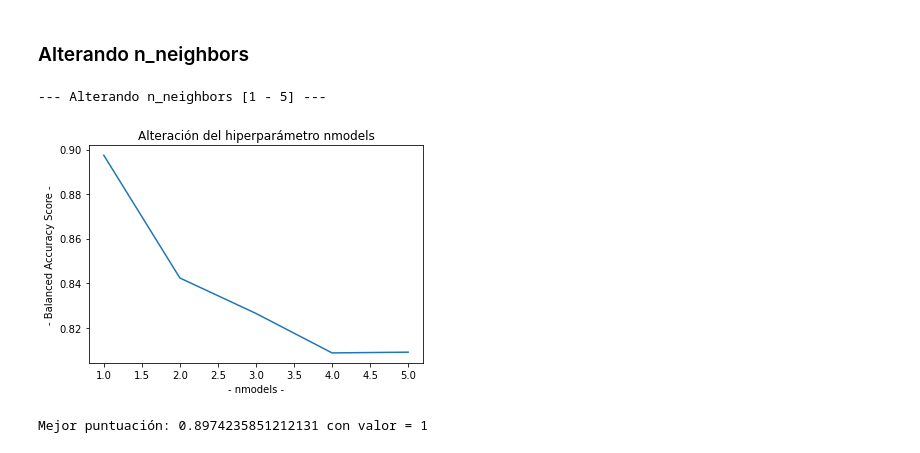
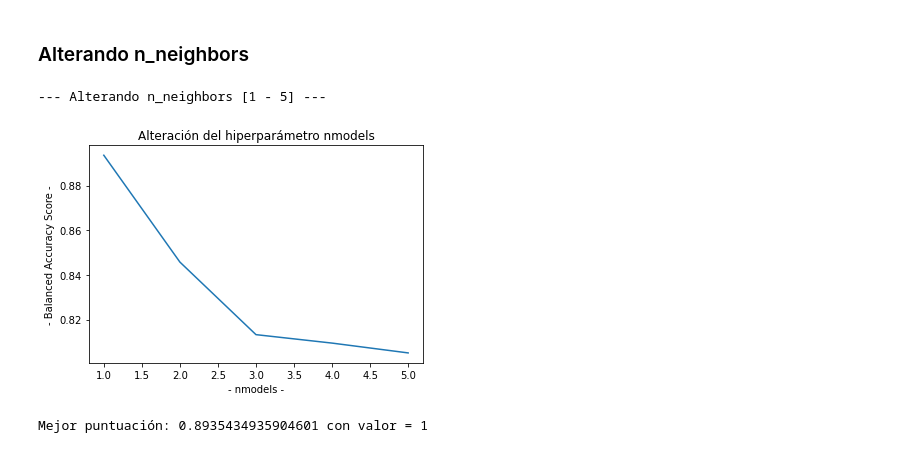
Before and after one commit to KWERTYX/SequentialModelAlgorithm, a Jupyter notebook: tests_AdultsDataset.ipynb, the cells around one changed output. Saved outputs shown, nothing was run; the diff lists cells and outputs as text; code cells hidden in the pictures.

```diff
--- a/tests_AdultsDataset.ipynb
+++ b/tests_AdultsDataset.ipynb
@@ -229,7 +297,7 @@ print('\n--- Alterando max_features ---')
 
 scores = []
 for v in range(len(values)):
-    SeqTree = SequencialDecisionTreeAlgorithm(ntree = 300, sample_size = 0.65, max_depth = 10, lr = 0.1, max_features=values[v])
+    SeqTree = SequentialDecisionTreeAlgorithm(ntree = 300, sample_size = 0.65, max_depth = 10, lr = 0.1, max_features=values[v])
     trees, score = SeqTree.start(attributes_cols = attr_cols, objetive_col = obj_col)
     scores.append(score)
 
@@ -252,7 +320,7 @@ print('\n--- Alterando min_samples_leaf ['+str(np.min(values))+' - '+str(np.max(
 
 scores = []
 for v in range(len(values)):
-    SeqTree = SequencialDecisionTreeAlgorithm(ntree = 300, sample_size = 0.65, max_depth = 10, lr = 0.1, min_samples_leaf=values[v])
+    SeqTree = SequentialDecisionTreeAlgorithm(ntree = 300, sample_size = 0.65, max_depth = 10, lr = 0.1, min_samples_leaf=values[v])
     trees, score = SeqTree.start(attributes_cols = attr_cols, objetive_col = obj_col)
     scores.append(score)
 
@@ -281,7 +349,7 @@ La alteración de ntree supone una función logarítmica, y después de muchas p
 
 sample_size no nos ha ofrecido mejores valores
 # %%
-SeqTree = SequencialDecisionTreeAlgorithm(ntree = 350, sample_size = 0.25, max_depth = 10, lr = 0.25)
+SeqTree = SequentialDecisionTreeAlgorithm(ntree = 350, sample_size = 0.25, max_depth = 10, lr = 0.25)
 trees, score = SeqTree.start(attributes_cols = attr_cols, objetive_col = obj_col)
 
 print('Score final: '+str(score))
@@ -296,7 +364,7 @@ print('\n--- Alterando nmodels ['+str(np.min(values))+' - '+str(np.max(values))+
 scores = []
 
 for v in range(len(values)):
-    SeqModel = SequencialModelAlgorithm(nmodels = values[v], method = "knn")
+    SeqModel = SequentialModelAlgorithm(nmodels = values[v], method = "knn")
     models, score = SeqModel.start(attributes_cols = attr_cols, objetive_col = obj_col)
     scores.append(score)
 
@@ -317,22 +385,22 @@ Mejor puntuación: 0.8560309846527981 con valor = 20
 # %%
 values = [1, 2, 3, 4, 5]
 print('\n--- Alterando n_neighbors ['+str(np.min(values))+' - '+str(np.max(values))+'] ---')
 scores = []
 
 for v in range(len(values)):
-    SeqModel = SequencialModelAlgorithm(neighbors = values[v], nmodels=10,  method = "knn")
+    SeqModel = SequentialModelAlgorithm(neighbors = values[v], nmodels=10,  method = "knn")
     models, score = SeqModel.start(attributes_cols = attr_cols, objetive_col = obj_col)
     scores.append(score)
 
 # Realizamos una gráfica para determinar cómo afecta ntree a la puntuación
 plt.plot(values, scores)
 plt.xlabel('- nmodels -')
 plt.ylabel('- Balanced Accuracy Score -')
 plt.title('Alteración del hiperparámetro nmodels')
 plt.show()
 m = np.argmax(scores)
 print('Mejor puntuación: '+str(scores[m])+' con valor = '+str(values[m]))
 # %% [output]
 --- Alterando n_neighbors [1 - 5] ---
-[figure, old version]
+[figure, new version]
-Mejor puntuación: 0.8974235851212131 con valor = 1
+Mejor puntuación: 0.8935434935904601 con valor = 1
```
Also changed, not shown: parts of 16 cells of this notebook, 27 other files.
